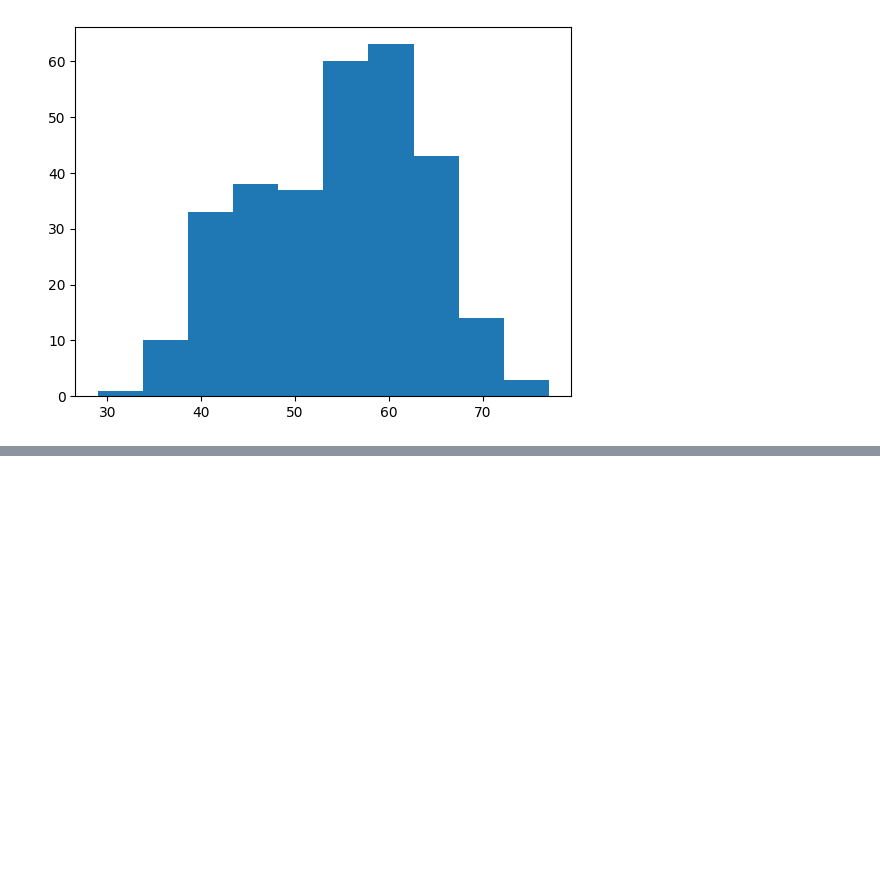
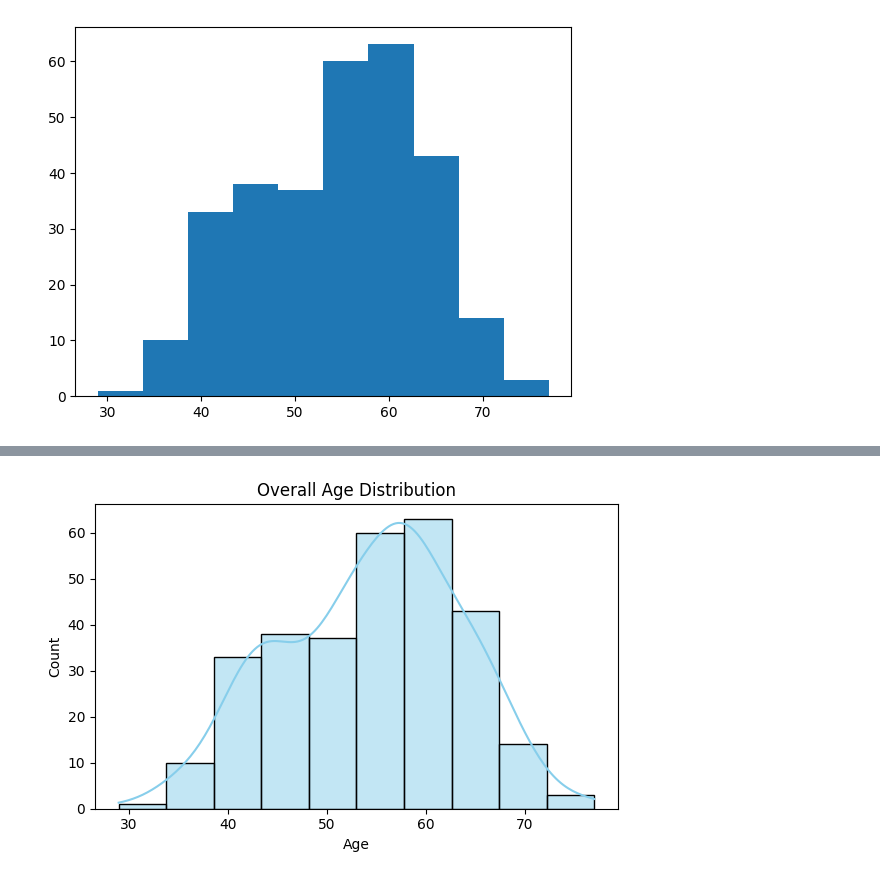
Before and after one commit to medisumeet/Heart-Disease-Prediction, a Jupyter notebook: heart-disease-prediction.ipynb, the cells around one changed output, grey strips where cells are left out. Cells and saved outputs as stored; diff of their text form; code cells hidden in the pictures; blank space fills up the shorter version.

```diff
--- a/heart-disease-prediction.ipynb
+++ b/heart-disease-prediction.ipynb
@@ -171,0 +201,18 @@ plt.hist(df["age"])
+# %%
+import matplotlib.pyplot as plt
+import seaborn as sns
+import pandas as pd
+
+df['age_group'] = pd.cut(df['age'], bins=[25, 39, 49, 59, 69, 80], labels=['<40', '40s', '50s', '60s', '70s'])
+
+plt.figure(figsize=(6, 4))
+
+sns.histplot(data=df, x='age', bins=10, color='skyblue', kde=True)
+plt.title('Overall Age Distribution')
+plt.xlabel('Age')
+plt.ylabel('Count')
+
+plt.tight_layout()
+plt.show()
+# %% [output]
+[figure, added]
```
Also changed, not shown: parts of 13 cells of this notebook.
